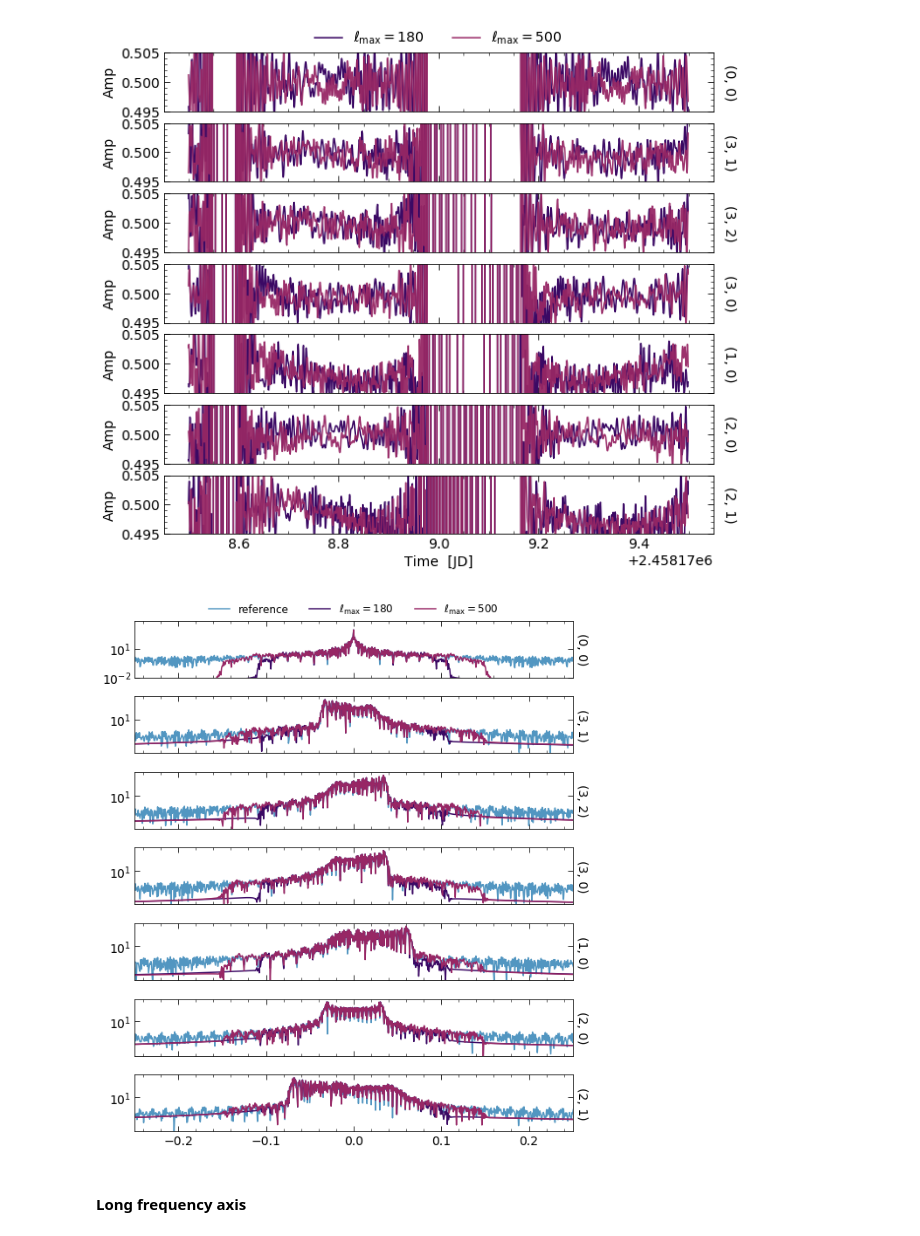
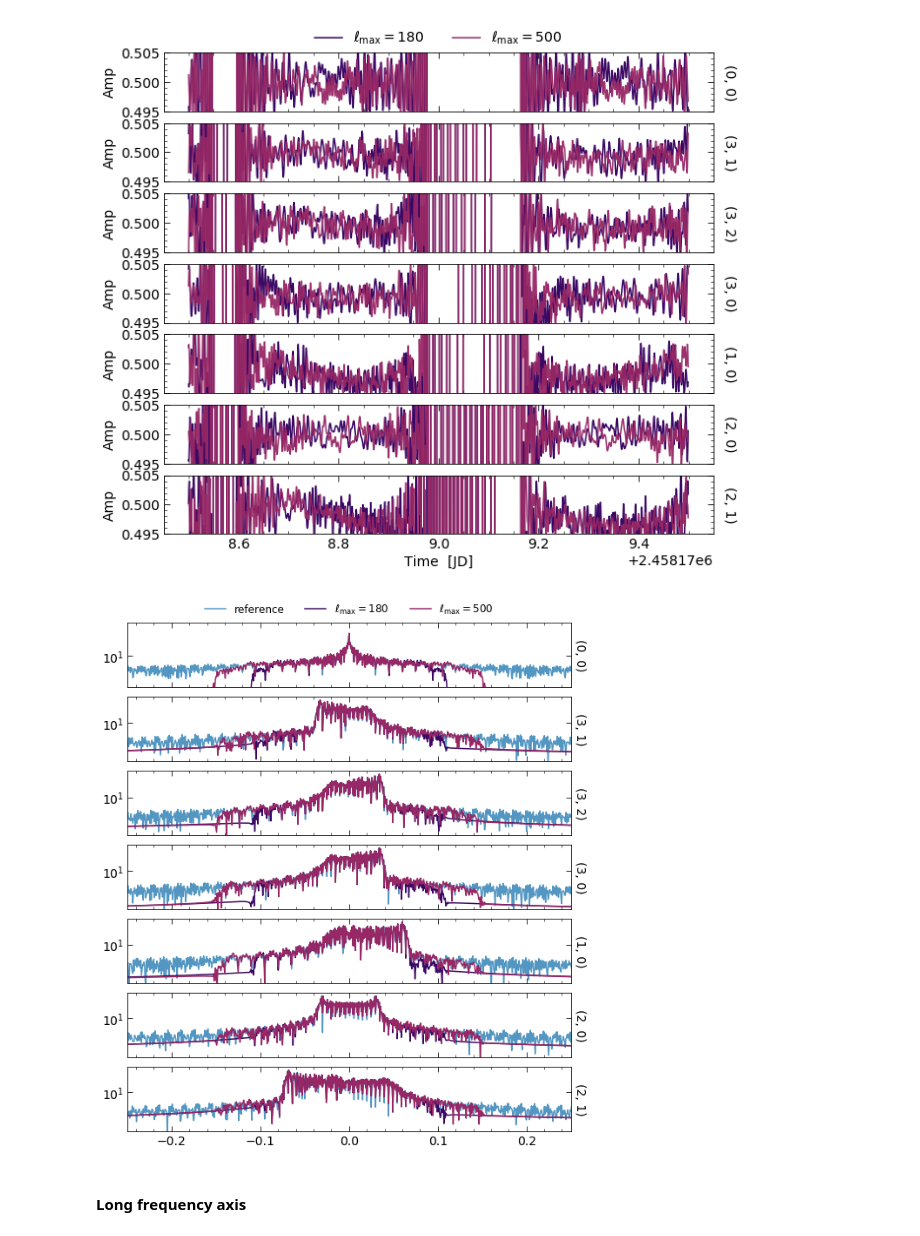
Before and after one commit to HERA-Team/hera-validation, a Jupyter notebook: test-series/-1/test-neg1.1.0.ipynb, the cells around one changed output. Saved outputs shown, nothing was run; the diff lists cells and outputs as text; code cells hidden in the pictures.

Commit message:
even more plots

```diff
--- a/test-series/-1/test-neg1.1.0.ipynb
+++ b/test-series/-1/test-neg1.1.0.ipynb
@@ -505,8 +507,11 @@ fig.tight_layout()
 # %% [markdown]
 #### Phase
 # %%
-# fig, ax = plt.subplots(len(bls_13), 2, sharex='col', figsize=(14, 9))
-# plot_freq_axis(uvd_ref_13['airy'], uvd_rimez_13['airy'], bls_13, ax=ax, component='phase')
-# for axis in ax[:, 0]:
-#     axis.set_ylim([-np.pi, np.pi])
-# fig.tight_layout()
+fig, ax = plt.subplots(len(bls_13), 2, sharex='col', figsize=(14, 9))
+plot_freq_axis(uvd_ref_13['airy'], uvd_rimez_13['airy'], bls_13, ax=ax, component='phase')
+for axis in ax[:, 0]:
+    axis.set_ylim([-np.pi, np.pi])
+ax[3, 1].set_ylim([-0.005, 0.02])
+ax[4, 1].set_ylim([-0.005, 0.025])
+ax[5, 1].set_ylim([-0.001, 0.005])
+fig.tight_layout()
@@ -517,6 +522,10 @@ fig.tight_layout()
 # %% [markdown]
 #### Amplitude
 # %%
-# fig, ax = plt.subplots(len(bls_13), 2, sharex='col', figsize=(14, 9))
-# plot_freq_axis(uvd_ref_13['hera'], uvd_rimez_13['hera'], bls_13, ax=ax, component='amp')
-# fig.tight_layout()
+fig, ax = plt.subplots(len(bls_13), 2, sharex='col', figsize=(14, 9))
+plot_freq_axis(uvd_ref_13['hera'], uvd_rimez_13['hera'], bls_13, ax=ax, component='amp')
+for axis in ax[:, 0]:
+    axis.set_ylim([-0.1, 5.5])
+for axis in ax[:, 1]:
+    axis.set_ylim([-0.025, 0.025])
+fig.tight_layout()
@@ -523,8 +534,14 @@ fig.tight_layout()
 # %% [markdown]
 #### Phase
 # %%
-# fig, ax = plt.subplots(len(bls_13), 2, sharex='col', figsize=(14, 9))
-# plot_freq_axis(uvd_ref_13['hera'], uvd_rimez_13['hera'], bls_13, ax=ax, component='phase')
-# for axis in ax[:, 0]:
-#     axis.set_ylim([-np.pi, np.pi])
-# fig.tight_layout()
+fig, ax = plt.subplots(len(bls_13), 2, sharex='col', figsize=(14, 9))
+plot_freq_axis(uvd_ref_13['hera'], uvd_rimez_13['hera'], bls_13, ax=ax, component='phase')
+for axis in ax[:, 0]:
+    axis.set_ylim([-np.pi, np.pi])
+ax[1, 1].set_ylim([-0.01, 0.005])
+ax[2, 1].set_ylim([-0.005, 0.015])
+ax[3, 1].set_ylim([-0.005, 0.015])
+ax[4, 1].set_ylim([-0.005, 0.025])
+ax[5, 1].set_ylim([-0.005, 0.005])
+ax[6, 1].set_ylim([-0.025, 0.005])
+fig.tight_layout()
@@ -575,30 +594,30 @@ ax[0].legend(loc='center', ncol=2, fontsize=14, frameon=False, bbox_to_anchor=(0
 # %%
 fig, ax = plt.subplots(len(bls_12), 1, sharex='col', figsize=(8, 9))
 for i, bl in enumerate(bls_12):
     ant1, ant2 = uvd_lmax_time['180'].baseline_to_antnums(bl)
     key_ref = (ant1, ant2, 'xx')
     key_rimez = (ant1, ant2, 'ee')
     data_ref = uvd_ref_12['uniform'].get_data(key_ref)
     data_lmax180 = uvd_lmax_time['180'].get_data(key_rimez)
     data_lmax500 = uvd_lmax_time['500'].get_data(key_rimez)
-    xaxis = np.fft.fftshift(np.fft.fftfreq(len(data_lmax180)))  # I do not know what units we're in here
+    xaxis = np.fft.fftshift(np.fft.fftfreq(len(data_lmax180)))  # I do not know what these units are
     ft_ref = np.fft.fftshift(np.fft.fft(data_ref, axis=0))
     ft_lmax180 = np.fft.fftshift(np.fft.fft(data_lmax180, axis=0))
     ft_lmax500 = np.fft.fftshift(np.fft.fft(data_lmax500, axis=0))
     ax[i].plot(xaxis, np.abs(ft_ref), c='#5296C1', label='reference')
     ax[i].plot(xaxis, np.abs(ft_lmax180), c='#3B0964', label=r'$\ell_\mathrm{max} = 180$')
     ax[i].plot(xaxis, np.abs(ft_lmax500), c='#972765', label=r'$\ell_\mathrm{max} = 500$')
     ax[i].set_xlim(-0.25, 0.25)
     ax[i].set_yscale('log')
     ax[i].text(1.02, 0.5, '({}, {})'.format(ant1, ant2), fontsize=14, ha='center',
                va='center', rotation=270, transform=ax[i].transAxes)
 ax[0].legend(loc='center', ncol=3, frameon=False, bbox_to_anchor=(0.5, 1.2), fontsize=12)
-ax[0].set_ylim(ymin=0.01)
+ax[0].set_ylim(ymin=0.02)
 for axis in ax[1:]:
     axis.set_ylim(ymin=0.05)
 fig.tight_layout()
 # %% [output]
-[figure, old version]
+[figure, new version]
 # %% [markdown]
 #### Long frequency axis
 # %%
```
Also changed, not shown: parts of 15 cells of this notebook.
